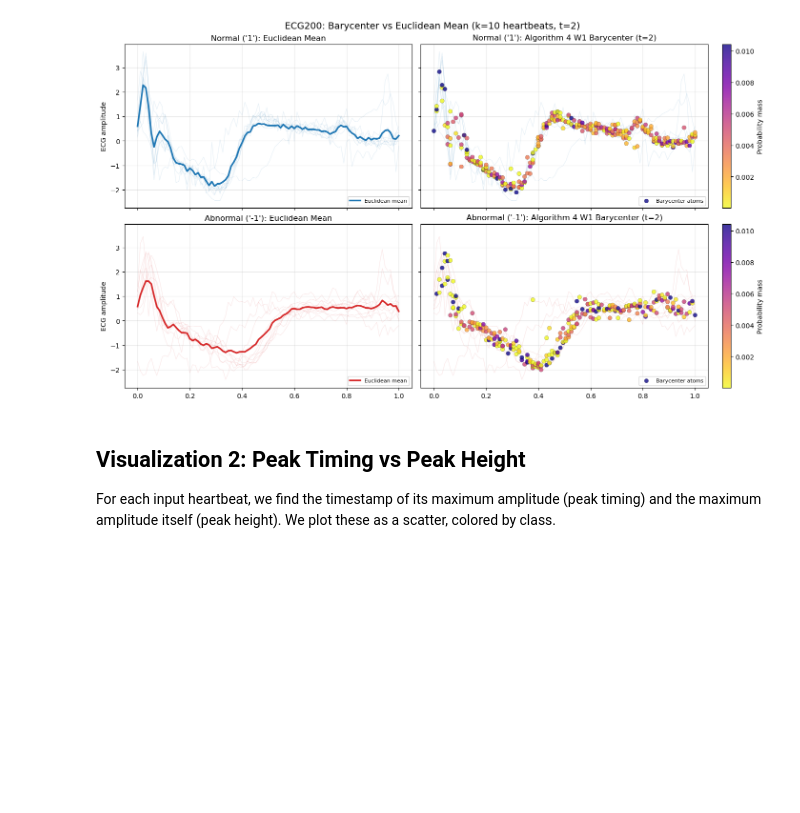
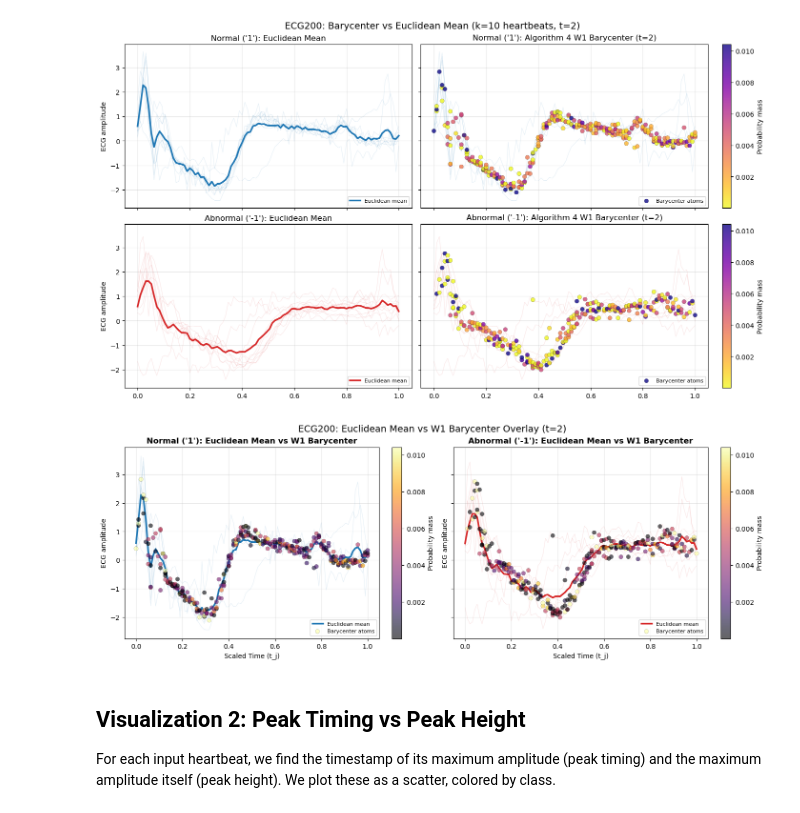
Before and after one commit to NicholasMatthewUtomo/fyp-barycenter-implementation, a Jupyter notebook: src/closing_gap_reproduction/results/ecg200_k10_n96_t2/ecg200_visualization.ipynb, the cells around one changed output. Saved outputs shown, nothing was run; the diff lists cells and outputs as text; code cells hidden in the pictures; blank space fills up the shorter version.

Commit message:
added overlayed plot

```diff
--- a/src/closing_gap_reproduction/results/ecg200_k10_n96_t2/ecg200_visualization.ipynb
+++ b/src/closing_gap_reproduction/results/ecg200_k10_n96_t2/ecg200_visualization.ipynb
@@ -115,6 +115,52 @@ fig.suptitle("ECG200: Barycenter vs Euclidean Mean (k=10 heartbeats, t=2)", font
 plt.show()
 # %% [output]
 [figure]
+# %%
+## Visualization 1b: Euclidean Mean vs W1 Barycenter Overlay
+
+fig, axes = plt.subplots(1, 2, figsize=(14, 5), sharex=True, sharey=True,
+                         constrained_layout=True)
+
+class_info = [
+    (normal, "tab:blue", "Normal ('1')"),
+    (abnormal, "tab:red", "Abnormal ('-1')"),
+]
+
+for ax, (cls, color, title) in zip(axes, class_info):
+    waveforms = cls["waveforms"]
+    times = cls["times"]
+    S = cls["S"]
+    z = cls["z"]
+    active = cls["active_mask"]
+
+    # Euclidean mean (pointwise average)
+    euclidean_mean = waveforms.mean(axis=0)
+
+    # Input waveforms (faint background)
+    ax.plot(times, waveforms.T, color=color, alpha=0.12, linewidth=0.7)
+
+    # Euclidean mean line
+    ax.plot(times, euclidean_mean, color=color, linewidth=2.5, label="Euclidean mean")
+
+    # Barycenter support points (colored by probability mass)
+    scatter = ax.scatter(
+        S[active, 0], S[active, 1],
+        s=40, c=z[active], cmap="inferno", alpha=0.6,
+        edgecolors="black", linewidths=0.2,
+        label="Barycenter atoms", zorder=4,
+    )
+
+    ax.set_title(f"{title}: Euclidean Mean vs W1 Barycenter", fontweight="bold")
+    ax.set_xlabel("Scaled Time (t_j)")
+    ax.set_ylabel("ECG amplitude")
+    ax.legend(fontsize=8, loc="lower right")
+    ax.grid(True, alpha=0.3)
+    fig.colorbar(scatter, ax=ax, label="Probability mass")
+
+fig.suptitle("ECG200: Euclidean Mean vs W1 Barycenter Overlay (t=2)", fontsize=14)
+plt.show()
+# %% [output]
+[figure, added]
 # %% [markdown]
 ## Visualization 2: Peak Timing vs Peak Height
 
```
